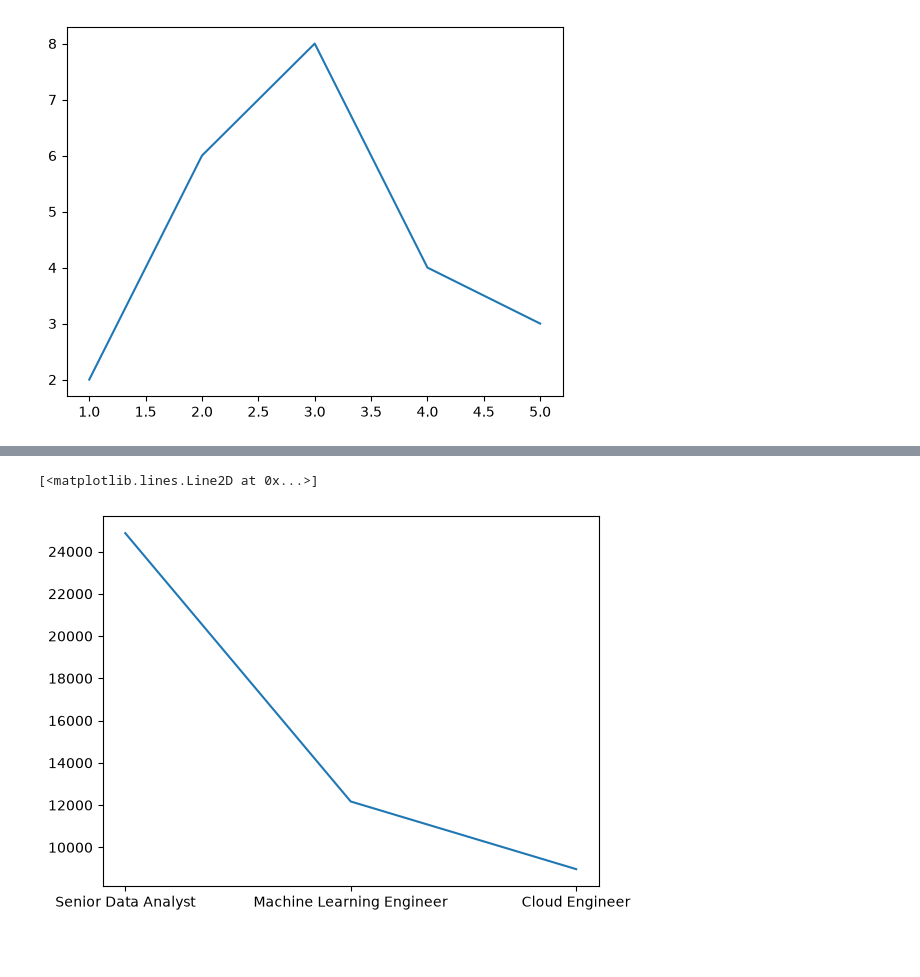
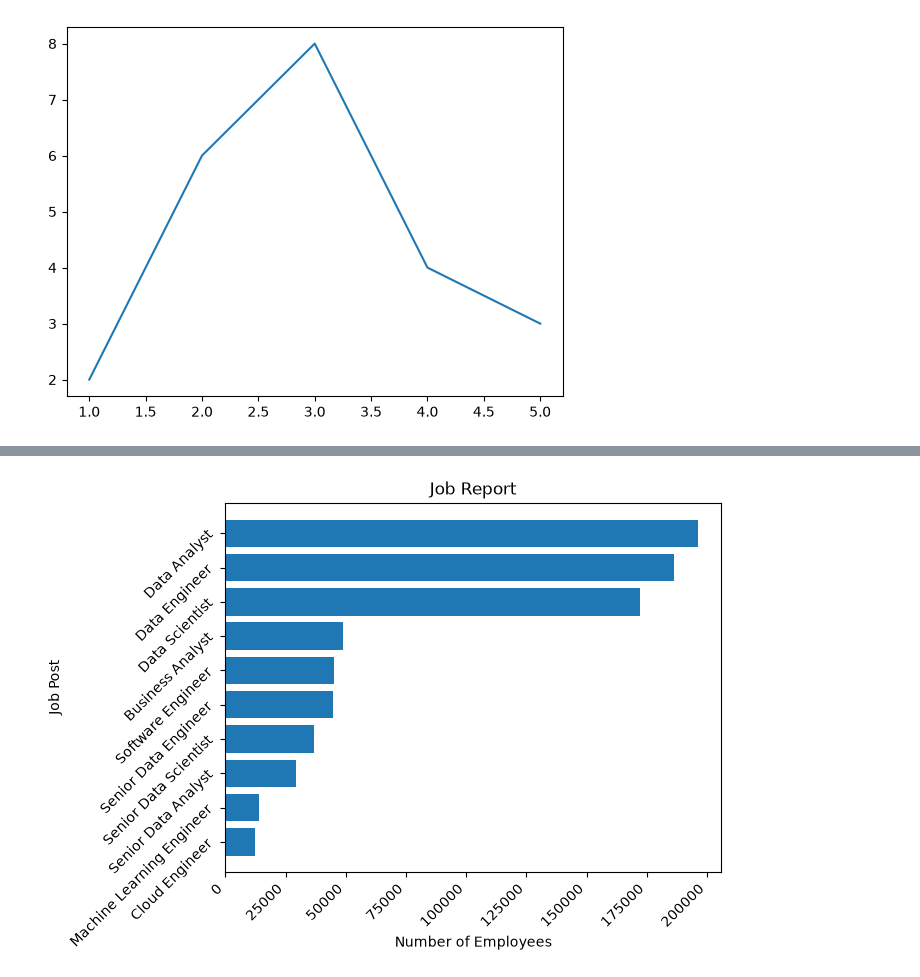
Before and after one commit to dateenbee2442/PYTHON_CORE_TOPICS, a Jupyter notebook: jupterFile.ipynb, the cells around one changed output, grey strips where cells are left out. Saved outputs shown, nothing was run; the diff lists cells and outputs as text; code cells hidden in the pictures; blank space fills up the shorter version.

```diff
--- a/jupterFile.ipynb
+++ b/jupterFile.ipynb
@@ -1317,6 +1321,12 @@ plt.plot(monthly_count.index, monthly_count)
 # %%
-job_count = df.job_title_short.value_counts().tail(3)
-plt.plot(job_count.index, job_count.values)
+job_count = df.job_title_short.value_counts().sort_values()
+job_count
+plt.barh(job_count.index, job_count)
+plt.title('Job Report')
+plt.ylabel('Job Post')
+plt.yticks(rotation = 45, ha= 'right')
+plt.xlabel('Number of Employees')
+plt.xticks(rotation = 45, ha= 'right')
+plt.show()
 # %% [output]
-[<matplotlib.lines.Line2D at 0x...>]
-[figure, old version]
+[figure, new version]
```
Also changed, not shown: parts of 16 cells of this notebook.
